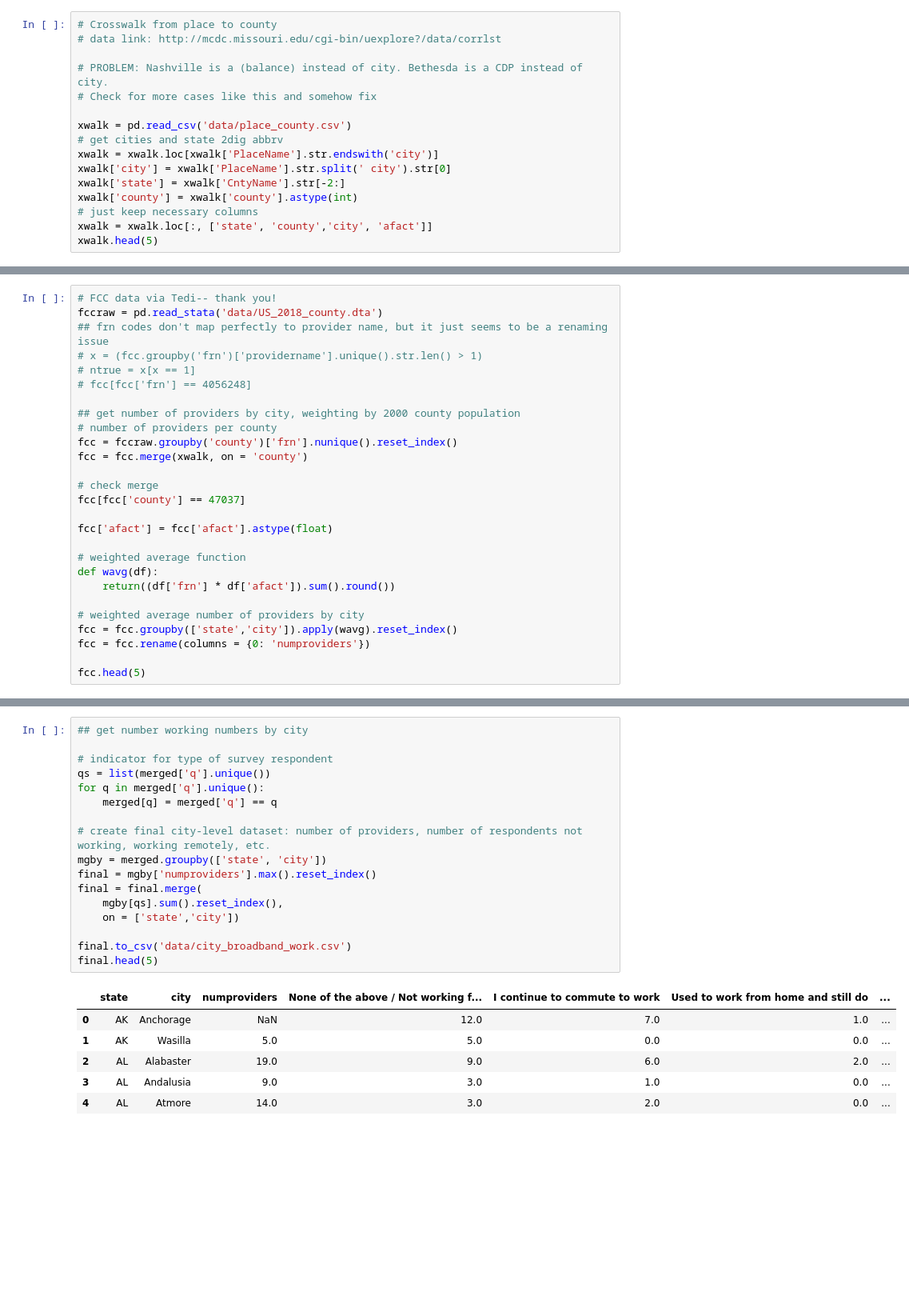
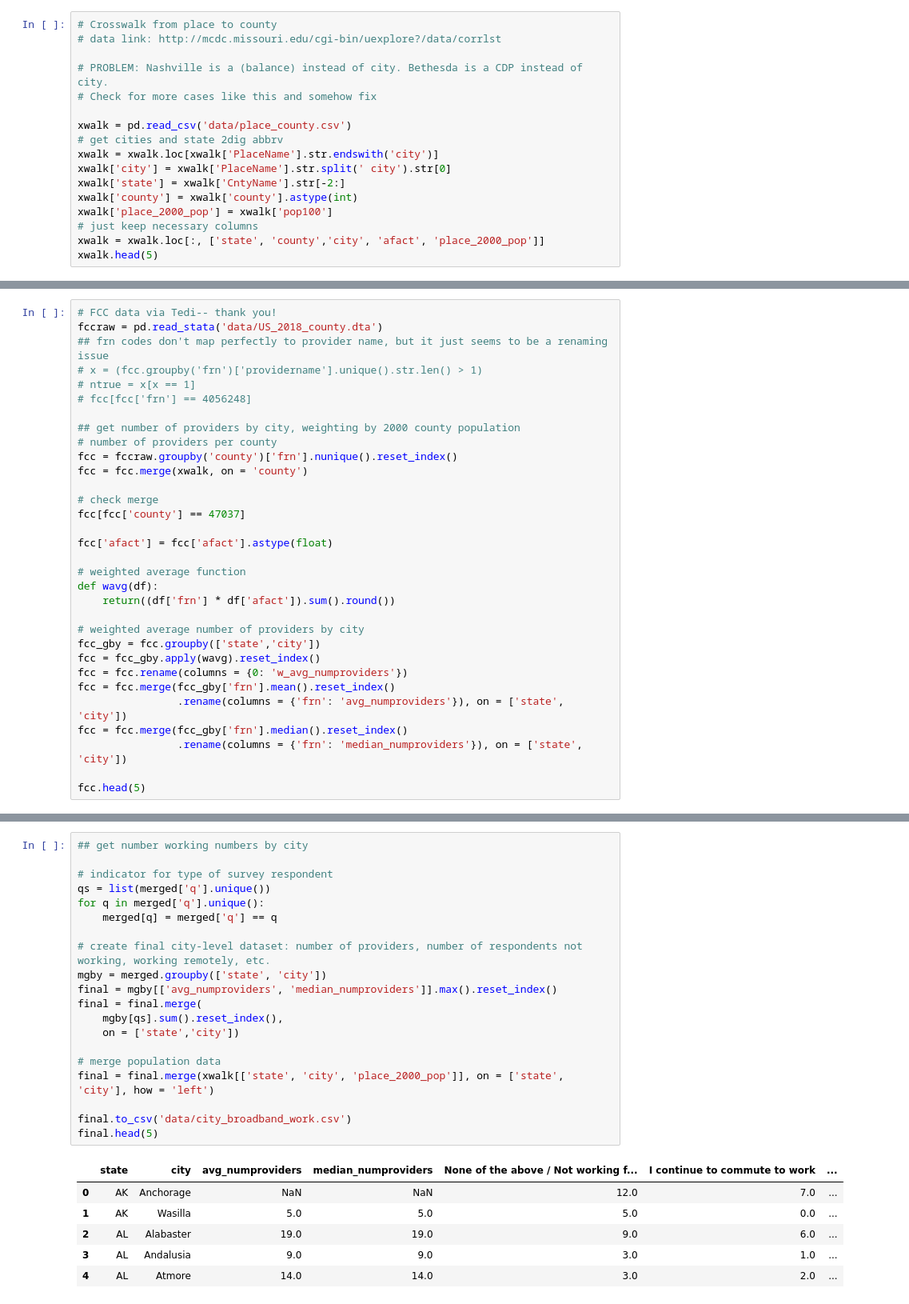
Before and after one commit to derrickchoe/remote_broadband, a Jupyter notebook: merge_broadband_remote.ipynb, the cells around one changed output, grey strips where cells are left out. Shown at 80% size. Cells and saved outputs as stored; diff of their text form; blank space fills up the shorter version.

```diff
--- a/merge_broadband_remote.ipynb
+++ b/merge_broadband_remote.ipynb
@@ -14,7 +14,8 @@ xwalk = xwalk.loc[xwalk['PlaceName'].str.endswith('city')]
 xwalk['city'] = xwalk['PlaceName'].str.split(' city').str[0]
 xwalk['state'] = xwalk['CntyName'].str[-2:]
 xwalk['county'] = xwalk['county'].astype(int)
+xwalk['place_2000_pop'] = xwalk['pop100']
 # just keep necessary columns
-xwalk = xwalk.loc[:, ['state', 'county','city', 'afact']]
+xwalk = xwalk.loc[:, ['state', 'county','city', 'afact', 'place_2000_pop']]
 xwalk.head(5)
 # %% [output]
@@ -47,8 +48,13 @@ def wavg(df):
     return((df['frn'] * df['afact']).sum().round())
 
 # weighted average number of providers by city
-fcc = fcc.groupby(['state','city']).apply(wavg).reset_index()
-fcc = fcc.rename(columns = {0: 'numproviders'})
+fcc_gby = fcc.groupby(['state','city'])
+fcc = fcc_gby.apply(wavg).reset_index()
+fcc = fcc.rename(columns = {0: 'w_avg_numproviders'})
+fcc = fcc.merge(fcc_gby['frn'].mean().reset_index()
+                .rename(columns = {'frn': 'avg_numproviders'}), on = ['state', 'city'])
+fcc = fcc.merge(fcc_gby['frn'].median().reset_index()
+                .rename(columns = {'frn': 'median_numproviders'}), on = ['state', 'city'])
 
 fcc.head(5)
 # %% [output]
@@ -103,25 +109,28 @@ Unmerged GEOs
 # %%
 ## get number working numbers by city
 
 # indicator for type of survey respondent
 qs = list(merged['q'].unique())
 for q in merged['q'].unique():
     merged[q] = merged['q'] == q
 
 # create final city-level dataset: number of providers, number of respondents not working, working remotely, etc.
 mgby = merged.groupby(['state', 'city'])
-final = mgby['numproviders'].max().reset_index()
+final = mgby[['avg_numproviders', 'median_numproviders']].max().reset_index()
 final = final.merge(
     mgby[qs].sum().reset_index(),
     on = ['state','city'])
 
+# merge population data
+final = final.merge(xwalk[['state', 'city', 'place_2000_pop']], on = ['state', 'city'], how = 'left')
+
 final.to_csv('data/city_broadband_work.csv')
 final.head(5)
 # %% [output]
-|  | state | city | numproviders | None of the above / Not working f... | I continue to commute to work | Used to work from home and still do | ... |
-| 0 | AK | Anchorage | NaN | 12.0 | 7.0 | 1.0 | ... |
-| 1 | AK | Wasilla | 5.0 | 5.0 | 0.0 | 0.0 | ... |
-| 2 | AL | Alabaster | 19.0 | 9.0 | 6.0 | 2.0 | ... |
-| 3 | AL | Andalusia | 9.0 | 3.0 | 1.0 | 0.0 | ... |
-| 4 | AL | Atmore | 14.0 | 3.0 | 2.0 | 0.0 | ... |
+|  | state | city | avg_numproviders | median_numproviders | None of the above / Not working f... | I continue to commute to work | ... |
+| 0 | AK | Anchorage | NaN | NaN | 12.0 | 7.0 | ... |
+| 1 | AK | Wasilla | 5.0 | 5.0 | 5.0 | 0.0 | ... |
+| 2 | AL | Alabaster | 19.0 | 19.0 | 9.0 | 6.0 | ... |
+| 3 | AL | Andalusia | 9.0 | 9.0 | 3.0 | 1.0 | ... |
+| 4 | AL | Atmore | 14.0 | 14.0 | 3.0 | 2.0 | ... |
 # %%
```
Also changed, not shown: parts of 4 cells of this notebook, 1 other file.
